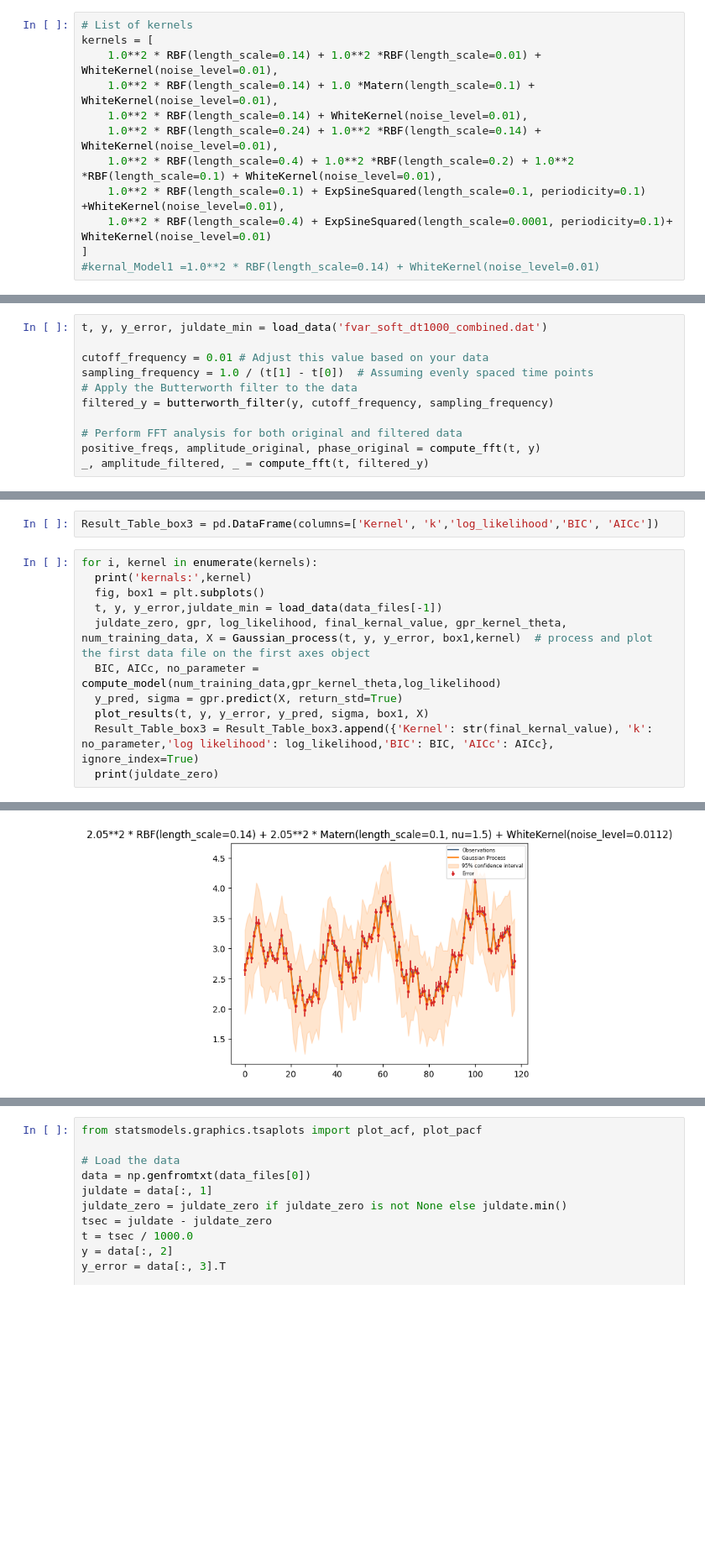
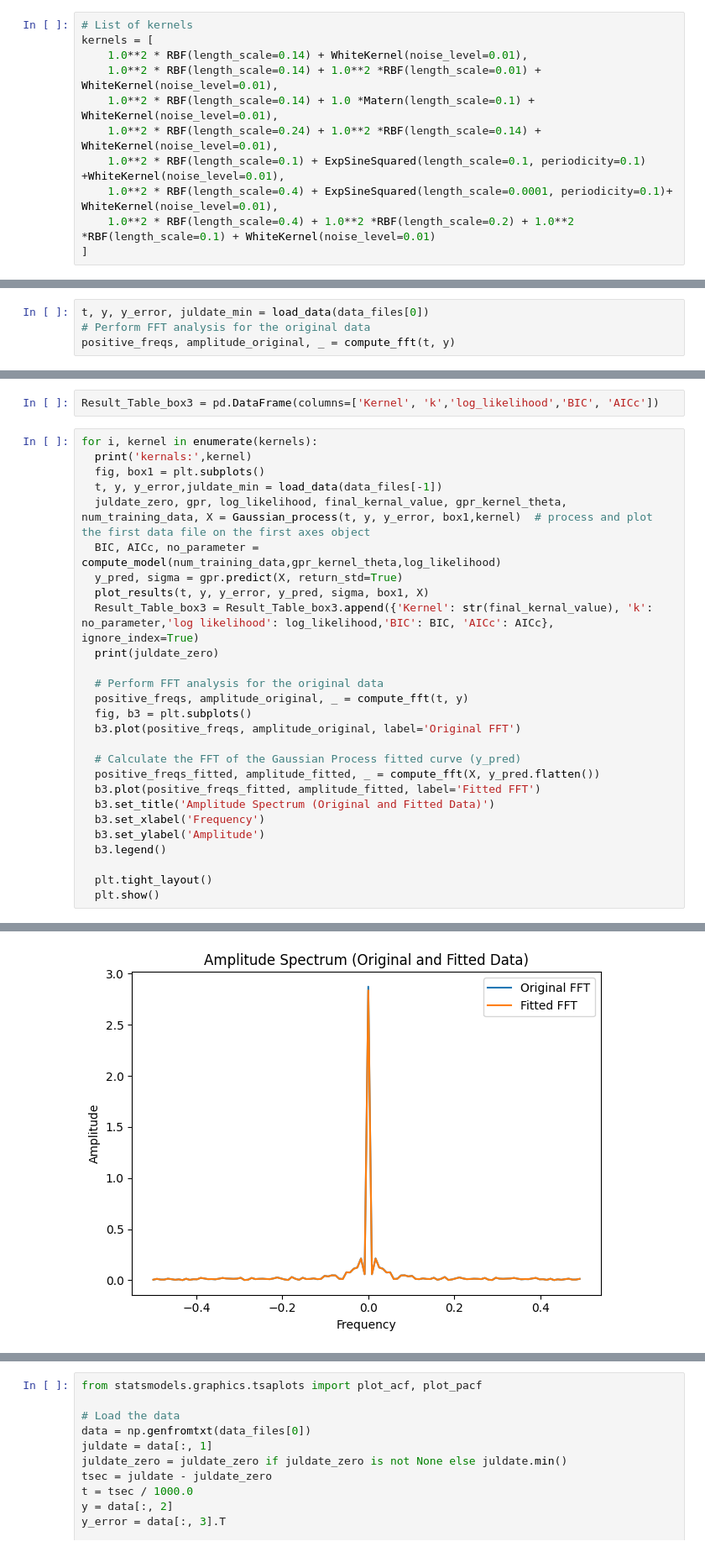
Before and after one commit to puneethegde72/Weighing-supermassive-black-holes-using-Gaussian-Processes, a Jupyter notebook: Weighing_Supermasive_backhole_project_final_final.ipynb, the cells around one changed output, grey strips where cells are left out. Shown at 84% size. Saved outputs shown, nothing was run; the diff lists cells and outputs as text; blank space fills up the shorter version.

```diff
--- a/Weighing_Supermasive_backhole_project_final_final.ipynb
+++ b/Weighing_Supermasive_backhole_project_final_final.ipynb
@@ -133,12 +127,11 @@ data_files = ['fvar_soft_dt1000_ob1.dat', 'fvar_soft_dt1000_ob2.dat', 'fvar_soft
 # %%
 # List of kernels
 kernels = [
+    1.0**2 * RBF(length_scale=0.14) + WhiteKernel(noise_level=0.01),
     1.0**2 * RBF(length_scale=0.14) + 1.0**2 *RBF(length_scale=0.01) + WhiteKernel(noise_level=0.01),
     1.0**2 * RBF(length_scale=0.14) + 1.0 *Matern(length_scale=0.1) + WhiteKernel(noise_level=0.01),
-    1.0**2 * RBF(length_scale=0.14) + WhiteKernel(noise_level=0.01),
     1.0**2 * RBF(length_scale=0.24) + 1.0**2 *RBF(length_scale=0.14) + WhiteKernel(noise_level=0.01),
-    1.0**2 * RBF(length_scale=0.4) + 1.0**2 *RBF(length_scale=0.2) + 1.0**2 *RBF(length_scale=0.1) + WhiteKernel(noise_level=0.01),
     1.0**2 * RBF(length_scale=0.1) + ExpSineSquared(length_scale=0.1, periodicity=0.1) +WhiteKernel(noise_level=0.01),
-    1.0**2 * RBF(length_scale=0.4) + ExpSineSquared(length_scale=0.0001, periodicity=0.1)+ WhiteKernel(noise_level=0.01)
+    1.0**2 * RBF(length_scale=0.4) + ExpSineSquared(length_scale=0.0001, periodicity=0.1)+ WhiteKernel(noise_level=0.01),
+    1.0**2 * RBF(length_scale=0.4) + 1.0**2 *RBF(length_scale=0.2) + 1.0**2 *RBF(length_scale=0.1) + WhiteKernel(noise_level=0.01)
 ]
-#kernal_Model1 =1.0**2 * RBF(length_scale=0.14) + WhiteKernel(noise_level=0.01)
@@ -294,0 +259,4 @@ plt.show()
+# %%
+t, y, y_error, juldate_min = load_data(data_files[0])
+# Perform FFT analysis for the original data
+positive_freqs, amplitude_original, _ = compute_fft(t, y)
@@ -521,11 +498,0 @@ starting
-# %%
-t, y, y_error, juldate_min = load_data('fvar_soft_dt1000_combined.dat')
-
-cutoff_frequency = 0.01 # Adjust this value based on your data
-sampling_frequency = 1.0 / (t[1] - t[0])  # Assuming evenly spaced time points
-# Apply the Butterworth filter to the data
-filtered_y = butterworth_filter(y, cutoff_frequency, sampling_frequency)
-
-# Perform FFT analysis for both original and filtered data
-positive_freqs, amplitude_original, phase_original = compute_fft(t, y)
-_, amplitude_filtered, _ = compute_fft(t, filtered_y)
@@ -564,4 +520,20 @@ for i, kernel in enumerate(kernels):
   plot_results(t, y, y_error, y_pred, sigma, box1, X)
   Result_Table_box3 = Result_Table_box3.append({'Kernel': str(final_kernal_value), 'k': no_parameter,'log likelihood': log_likelihood,'BIC': BIC, 'AICc': AICc}, ignore_index=True)
   print(juldate_zero)
+
+  # Perform FFT analysis for the original data
+  positive_freqs, amplitude_original, _ = compute_fft(t, y)
+  fig, b3 = plt.subplots()
+  b3.plot(positive_freqs, amplitude_original, label='Original FFT')
+
+  # Calculate the FFT of the Gaussian Process fitted curve (y_pred)
+  positive_freqs_fitted, amplitude_fitted, _ = compute_fft(X, y_pred.flatten())
+  b3.plot(positive_freqs_fitted, amplitude_fitted, label='Fitted FFT')
+  b3.set_title('Amplitude Spectrum (Original and Fitted Data)')
+  b3.set_xlabel('Frequency')
+  b3.set_ylabel('Amplitude')
+  b3.legend()
+
+  plt.tight_layout()
+  plt.show()
 # %% [output]
@@ -598 +556 @@ starting
-[figure, old version]
+[figure, new version]
```
Also changed, not shown: parts of 21 cells of this notebook.
